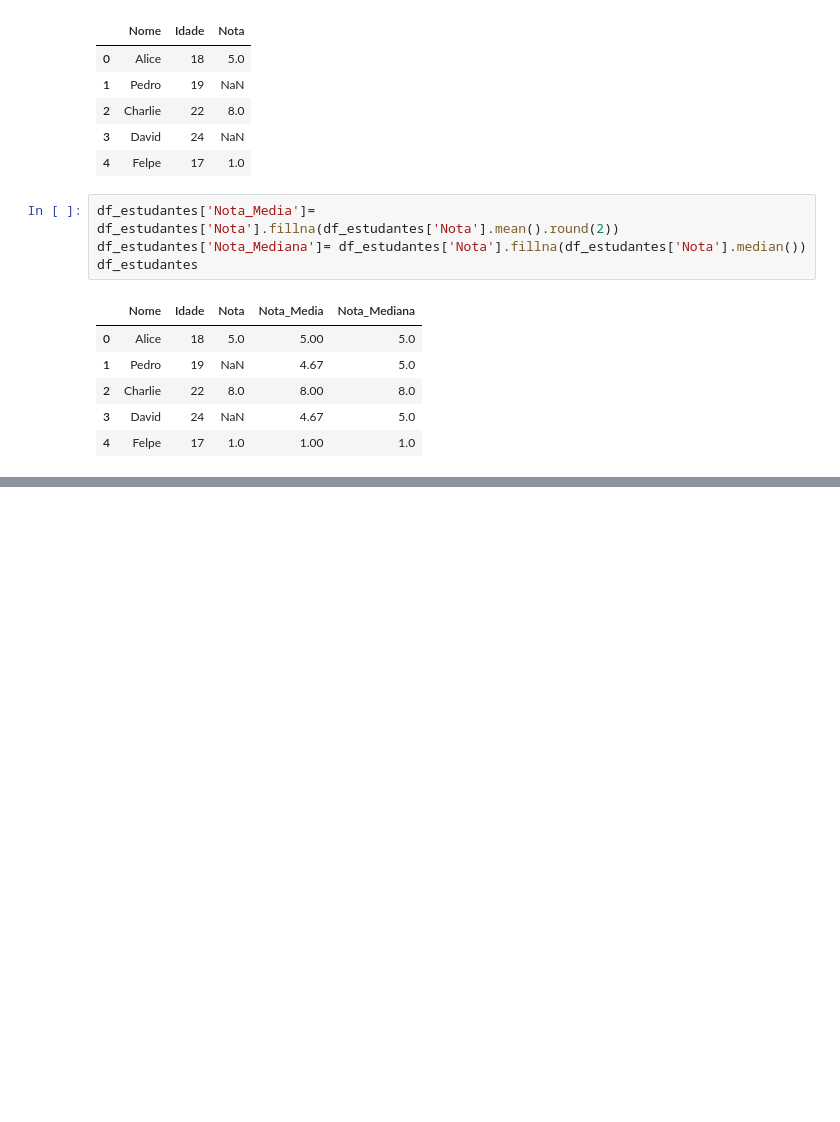
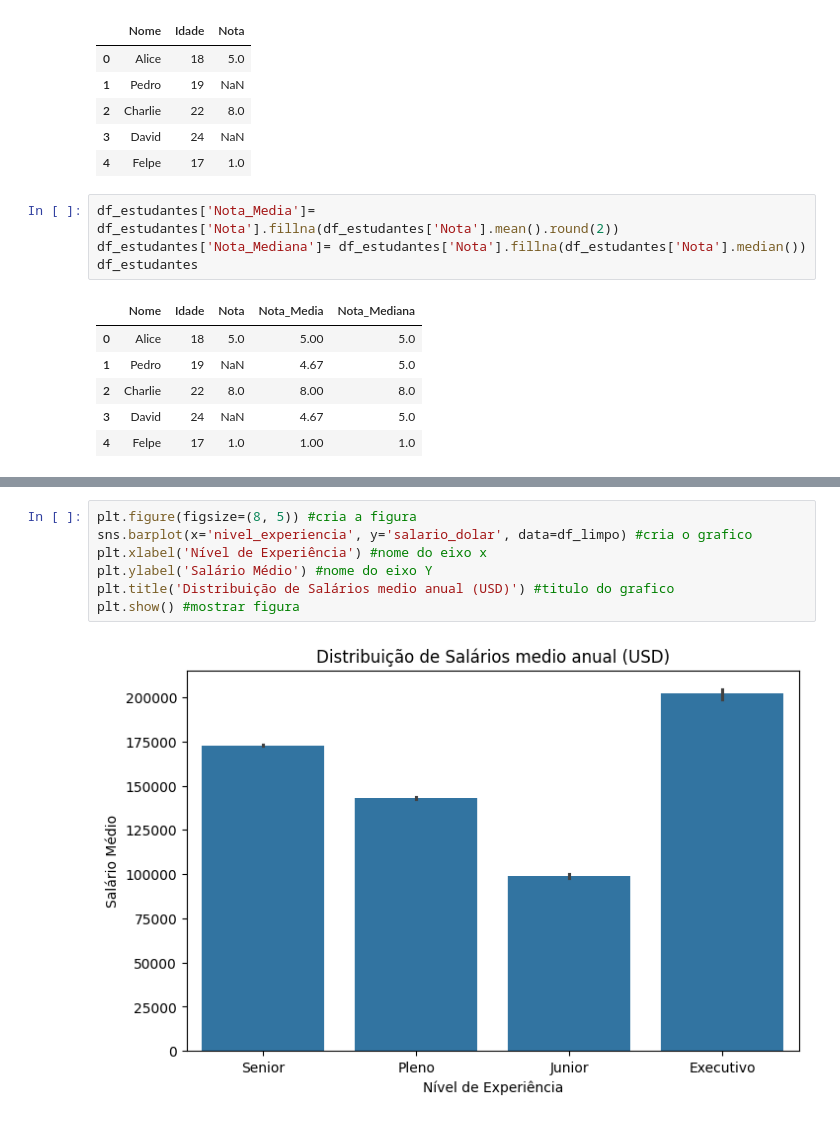
Before and after one commit to cauancalmeida/Portefolio, a Jupyter notebook: Imersão_Alura.ipynb, the cells around one changed output, grey strips where cells are left out. Saved outputs shown, nothing was run; the diff lists cells and outputs as text; blank space fills up the shorter version.

```diff
--- a/Imersão_Alura.ipynb
+++ b/Imersão_Alura.ipynb
@@ -531,0 +554,9 @@ df_estudantes
+# %%
+plt.figure(figsize=(8, 5)) #cria a figura
+sns.barplot(x='nivel_experiencia', y='salario_dolar', data=df_limpo) #cria o grafico
+plt.xlabel('Nível de Experiência') #nome do eixo x
+plt.ylabel('Salário Médio') #nome do eixo Y
+plt.title('Distribuição de Salários medio anual (USD)') #titulo do grafico
+plt.show() #mostrar figura
+# %% [output]
+[figure, added]
```
Also changed, not shown: parts of 20 cells of this notebook.
